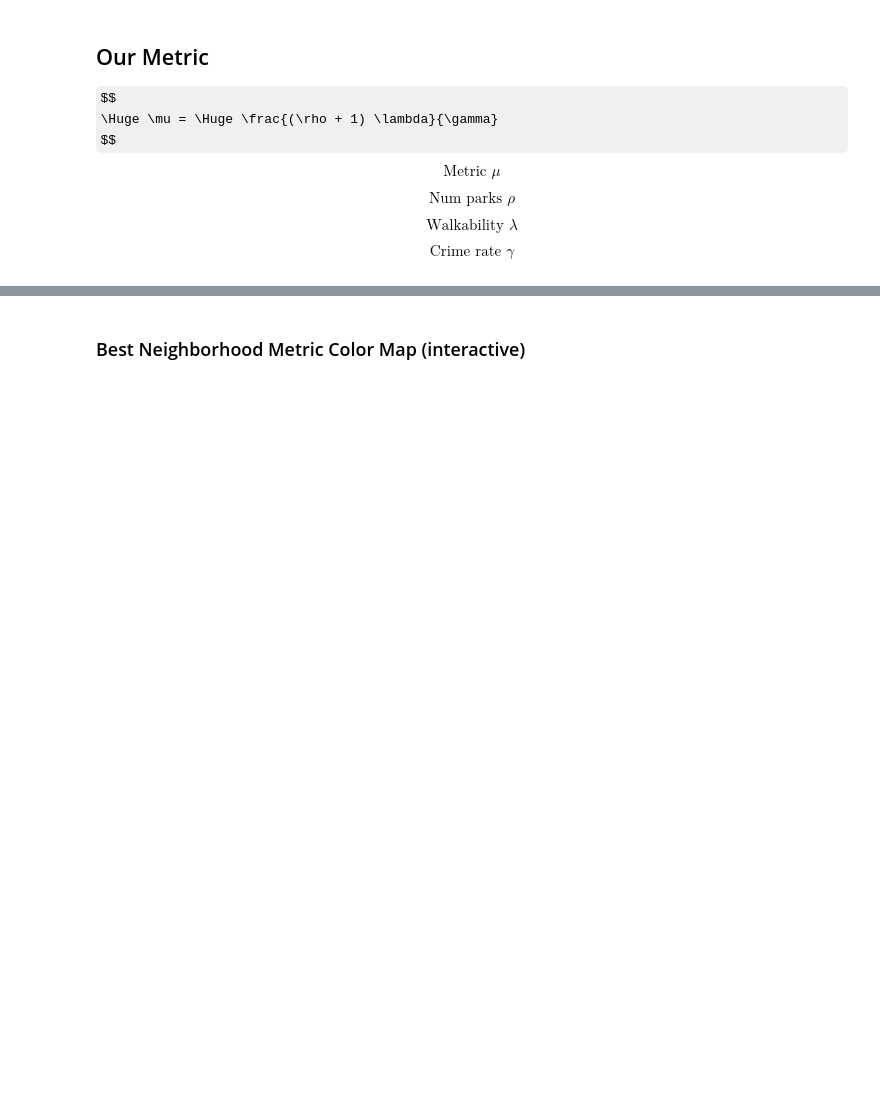
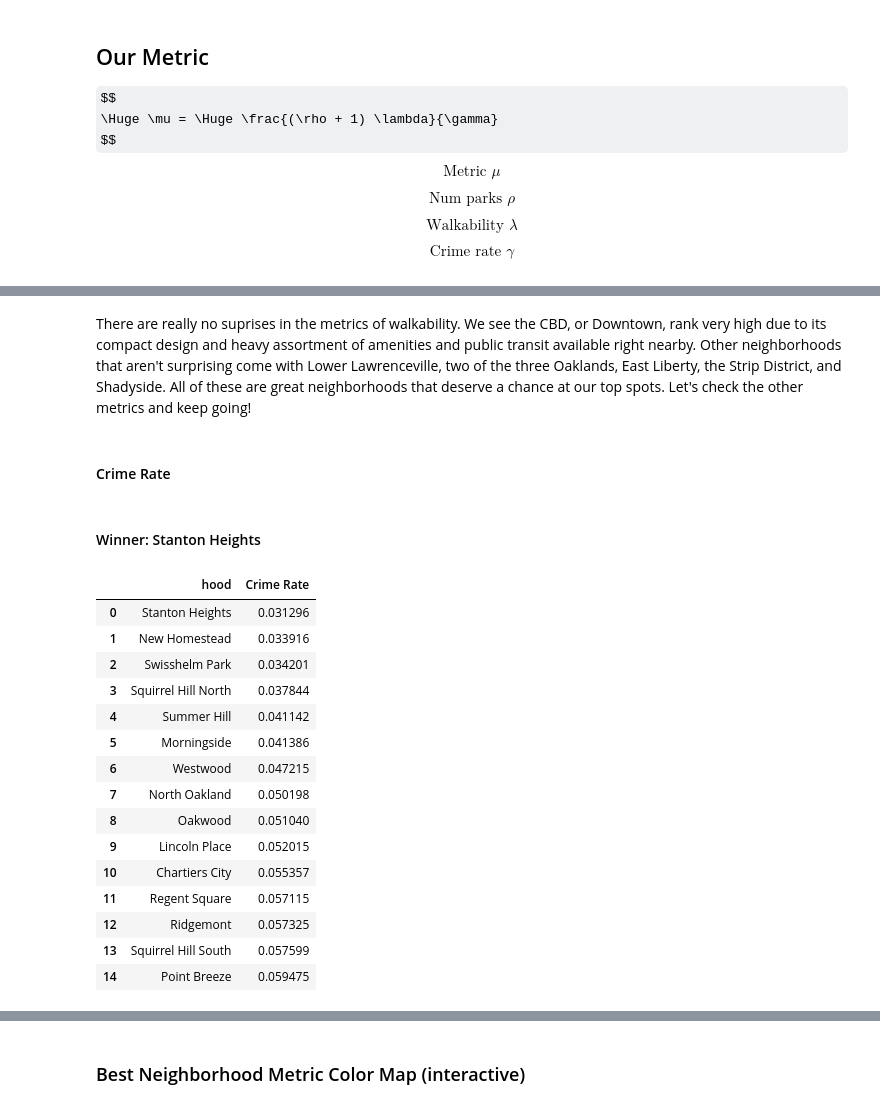
Before and after one commit to WampiFlampi/GNU-plus-Project, a Jupyter notebook: notebooks/Proj.ipynb, the cells around one changed output, grey strips where cells are left out. Cells and saved outputs as stored; diff of their text form; code cells hidden in the pictures; some formulas as TeX source; blank space fills up the shorter version.

```diff
--- a/notebooks/Proj.ipynb
+++ b/notebooks/Proj.ipynb
@@ -53,0 +128,26 @@ places['metric'] = places.apply(
+# %% [markdown]
+There are really no suprises in the metrics of walkability. We see the CBD, or Downtown, rank very high due to its compact design and heavy assortment of amenities and public transit available right nearby. Other neighborhoods that aren't surprising come with Lower Lawrenceville, two of the three Oaklands, East Liberty, the Strip District, and Shadyside. All of these are great neighborhoods that deserve a chance at our top spots. Let's check the other metrics and keep going!
+# %%
+display(Markdown("#### Crime Rate"))
+display(Markdown("#### Winner: Stanton Heights"))
+places[['hood', 'Crime Rate']].sort_values(by='Crime Rate', ascending=True).reset_index(drop=True).head(15)
+#does the same as the last block, but with crime rate.
+# %% [output]
+#### Crime Rate
+#### Winner: Stanton Heights
+|  | hood | Crime Rate |
+| 0 | Stanton Heights | 0.031296 |
+| 1 | New Homestead | 0.033916 |
+| 2 | Swisshelm Park | 0.034201 |
+| 3 | Squirrel Hill North | 0.037844 |
+| 4 | Summer Hill | 0.041142 |
+| 5 | Morningside | 0.041386 |
+| 6 | Westwood | 0.047215 |
+| 7 | North Oakland | 0.050198 |
+| 8 | Oakwood | 0.051040 |
+| 9 | Lincoln Place | 0.052015 |
+| 10 | Chartiers City | 0.055357 |
+| 11 | Regent Square | 0.057115 |
+| 12 | Ridgemont | 0.057325 |
+| 13 | Squirrel Hill South | 0.057599 |
+| 14 | Point Breeze | 0.059475 |
```
Also changed, not shown: parts of 15 cells of this notebook, 1 other file.
